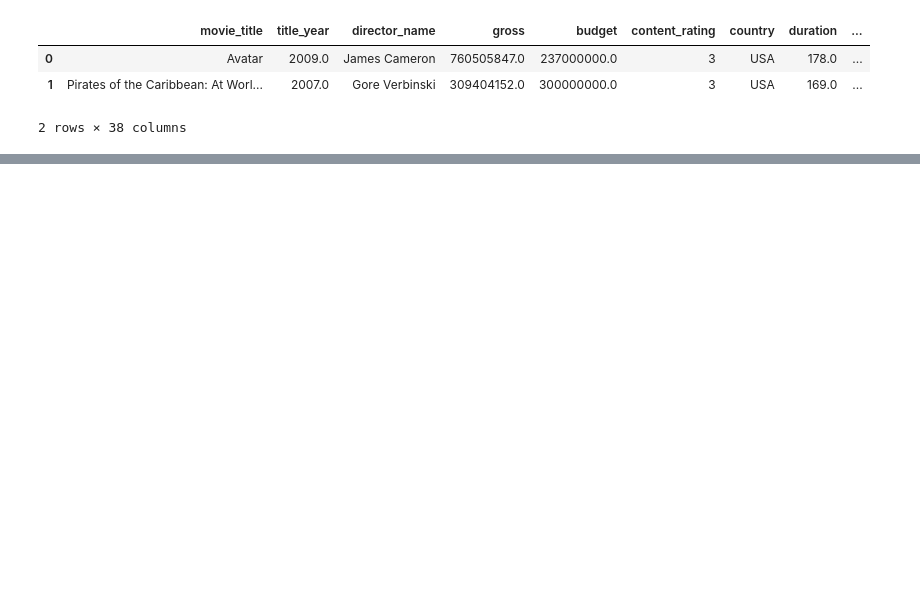
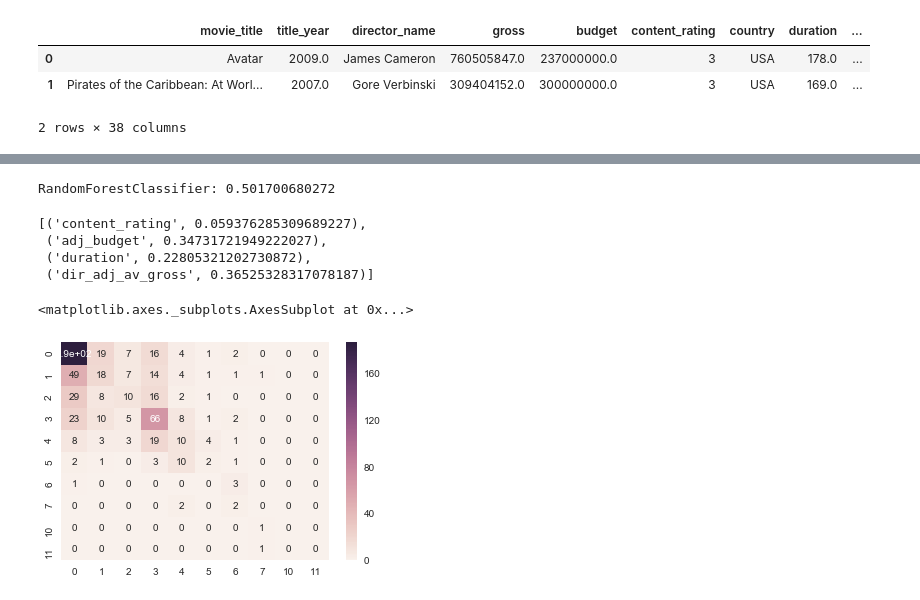
Before and after one commit to tailless/pyfun, a Jupyter notebook: Making predictions.ipynb, the cells around one changed output, grey strips where cells are left out. Saved outputs shown, nothing was run; the diff lists cells and outputs as text; code cells hidden in the pictures; blank space fills up the shorter version.

```diff
--- a/Making predictions.ipynb
+++ b/Making predictions.ipynb
@@ -39,0 +107,21 @@ X_train, X_test, y_train, y_test = train_test_split(X, y, test_size=0.2, random_
+# %%
+clf =  RandomForestClassifier(n_estimators=40)
+clf.fit(trainingData, trainingScores)
+print("RandomForestClassifier:",clf.score(predictionData, predictionScores) )
+
+list(zip(trainingData.columns, clf.feature_importances_))
+# %% [output]
+RandomForestClassifier: 0.501700680272
+[('content_rating', 0.059376285309689227),
+ ('adj_budget', 0.34731721949222027),
+ ('duration', 0.22805321202730872),
+ ('dir_adj_av_gross', 0.36525328317078187)]
+# %%
+cm_array = confusion_matrix(predictionScores, clf.predict(predictionData))
+
+df_cm = pd.DataFrame(cm_array, index=[i for i in np.unique(predictionScores)], columns=[i for i in np.unique(predictionScores)])
+
+sn.heatmap(df_cm, annot=True)
+# %% [output]
+<matplotlib.axes._subplots.AxesSubplot at 0x...>
+[figure, added]
```
Also changed, not shown: parts of 12 cells of this notebook, 6 other files.
